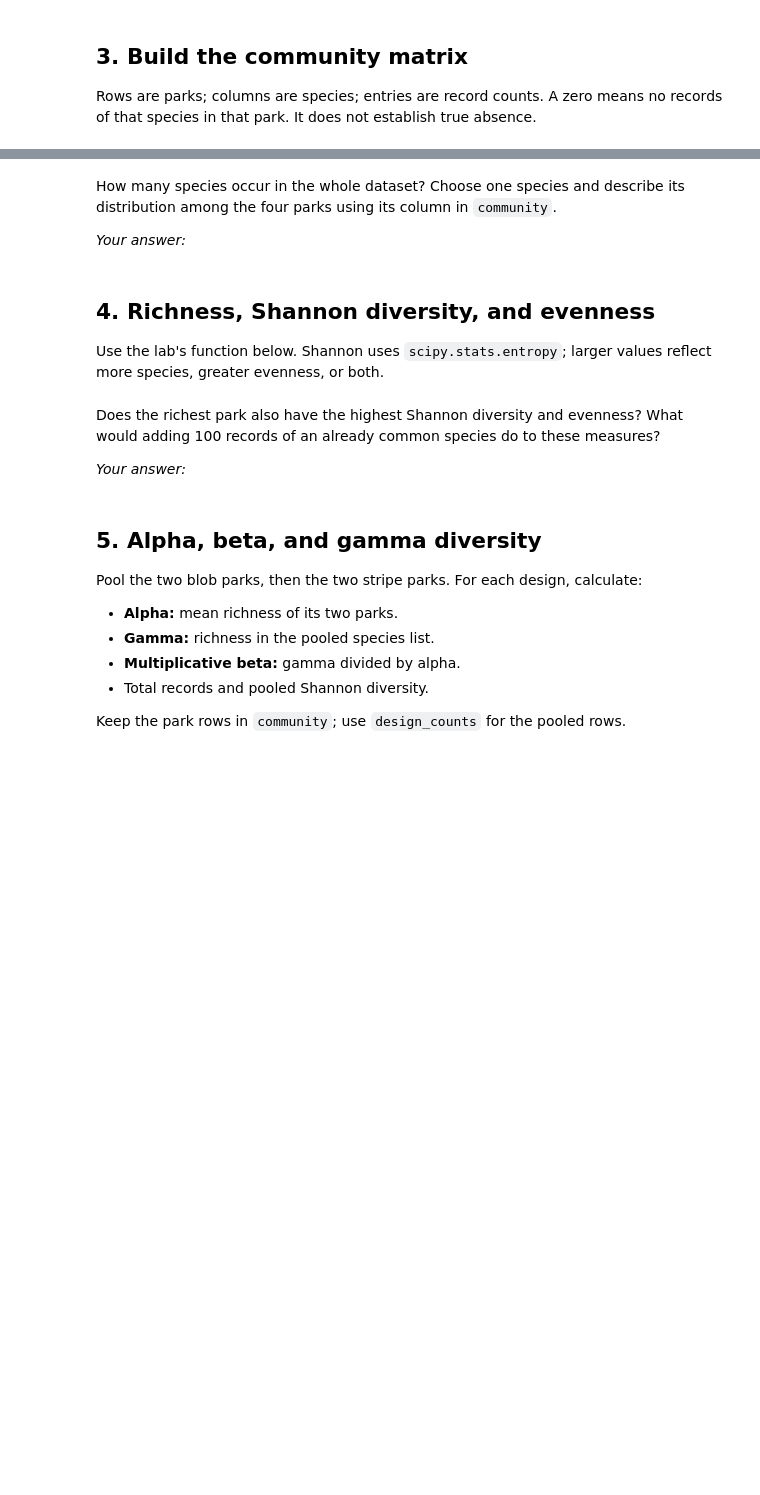
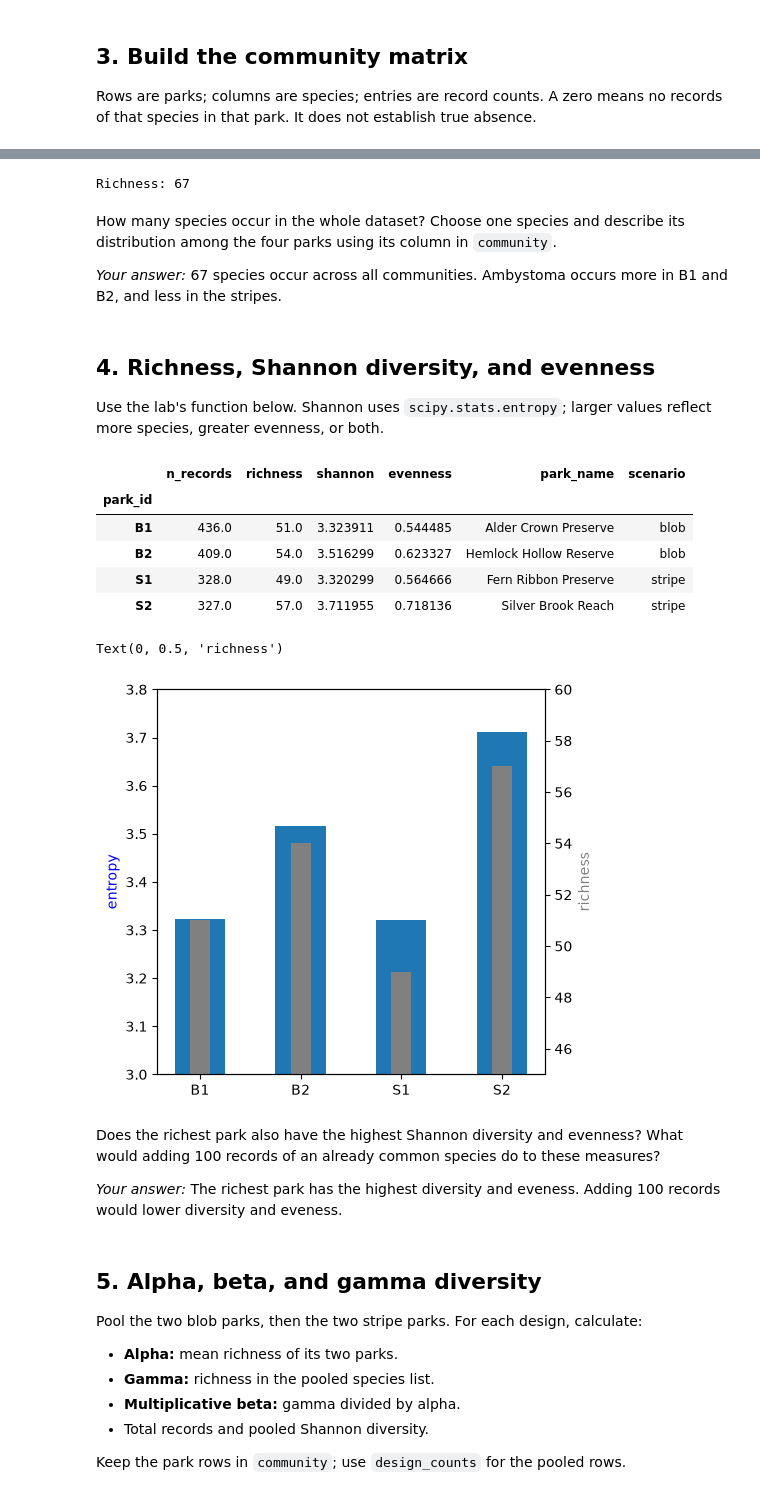
Before and after one commit to Gyrosigma/BIO597-SpatialBiodiversity, a Jupyter notebook: docs/assignments/Assignment-10-SpatialCommunityComposition.ipynb, the cells around one changed output, grey strips where cells are left out. Drawn from its saved outputs; the diff is of its cells as text; code cells hidden in the pictures; blank space fills up the shorter version.

```diff
--- a/docs/assignments/Assignment-10-SpatialCommunityComposition.ipynb
+++ b/docs/assignments/Assignment-10-SpatialCommunityComposition.ipynb
@@ -89,8 +157,12 @@ display(community)
+# %%
+print('Richness:',len(community.columns))
+# %% [output]
+Richness: 67
 # %% [markdown]
 How many species occur in the whole dataset? Choose one species and describe
 its distribution among the four parks using its column in `community`.
 
-*Your answer:*
+*Your answer:* 67 species occur across all communities. Ambystoma occurs more in B1 and B2, and less in the stripes.
 # %% [markdown]
 ## 4. Richness, Shannon diversity, and evenness
 
@@ -113,14 +185,37 @@ def diversity(community_counts):
     return results
 # %%
 # Calculate park_metrics = diversity(community).
+park_metrics = diversity(community)
 # Add park names and scenarios from parks.
 # Add evenness = np.exp(shannon) / richness, as in Lab10.
 # Display the table and make a simple richness or Shannon plot.
+park_metrics["evenness"] = np.exp(park_metrics["shannon"])/park_metrics["richness"]
+park_metrics["park_name"] = parks.park_name
+park_metrics["scenario"] = parks.scenario
+display(park_metrics)
+
+fig, ax = plt.subplots(figsize =(5,5))
+ax.bar(park_metrics.index, park_metrics.shannon, width = 0.5)
+ax.set_ylim(3,3.8)
+ax.set_ylabel('entropy', color = 'b')
+ax2 = ax.twinx()
+ax2.bar(park_metrics.index, park_metrics.richness, width = 0.2, color = 'gray')
+ax2.set_ylim(45,60)
+ax2.set_ylabel('richness', color = 'gray')
+# %% [output]
+|  | n_records | richness | shannon | evenness | park_name | scenario |
+| park_id |  |  |  |  |  |  |
+| B1 | 436.0 | 51.0 | 3.323911 | 0.544485 | Alder Crown Preserve | blob |
+| B2 | 409.0 | 54.0 | 3.516299 | 0.623327 | Hemlock Hollow Reserve | blob |
+| S1 | 328.0 | 49.0 | 3.320299 | 0.564666 | Fern Ribbon Preserve | stripe |
+| S2 | 327.0 | 57.0 | 3.711955 | 0.718136 | Silver Brook Reach | stripe |
+Text(0, 0.5, 'richness')
+[figure, added]
 # %% [markdown]
 Does the richest park also have the highest Shannon diversity and evenness?
 What would adding 100 records of an already common species do to these measures?
 
-*Your answer:*
+*Your answer:* The richest park has the highest diversity and eveness. Adding 100 records would lower diversity and eveness.
 # %% [markdown]
 ## 5. Alpha, beta, and gamma diversity
 
```
Also changed, not shown: parts of 21 cells of this notebook.
